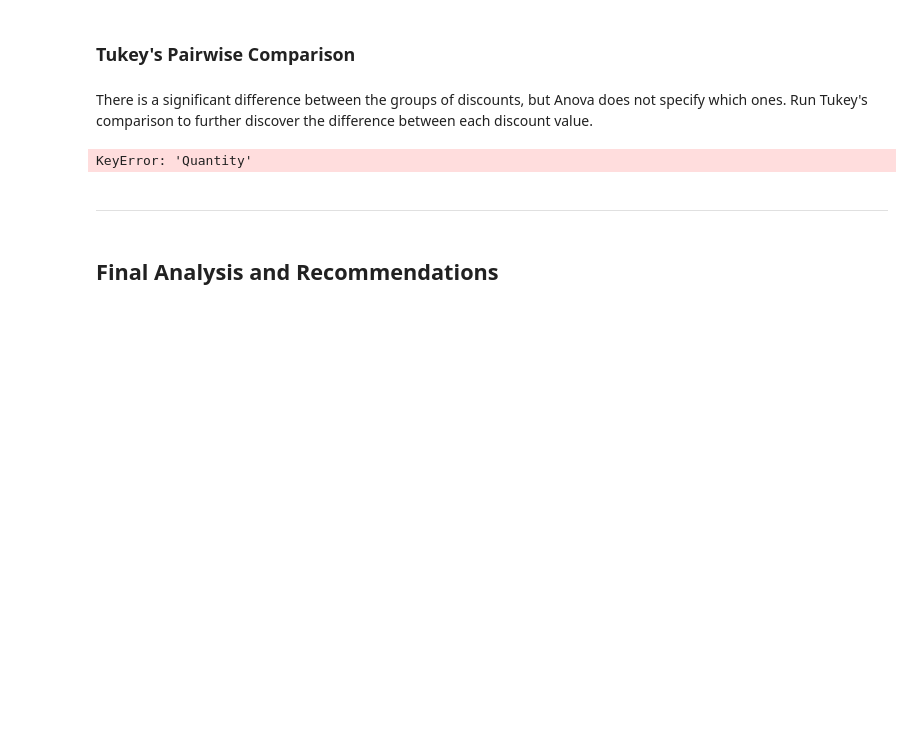
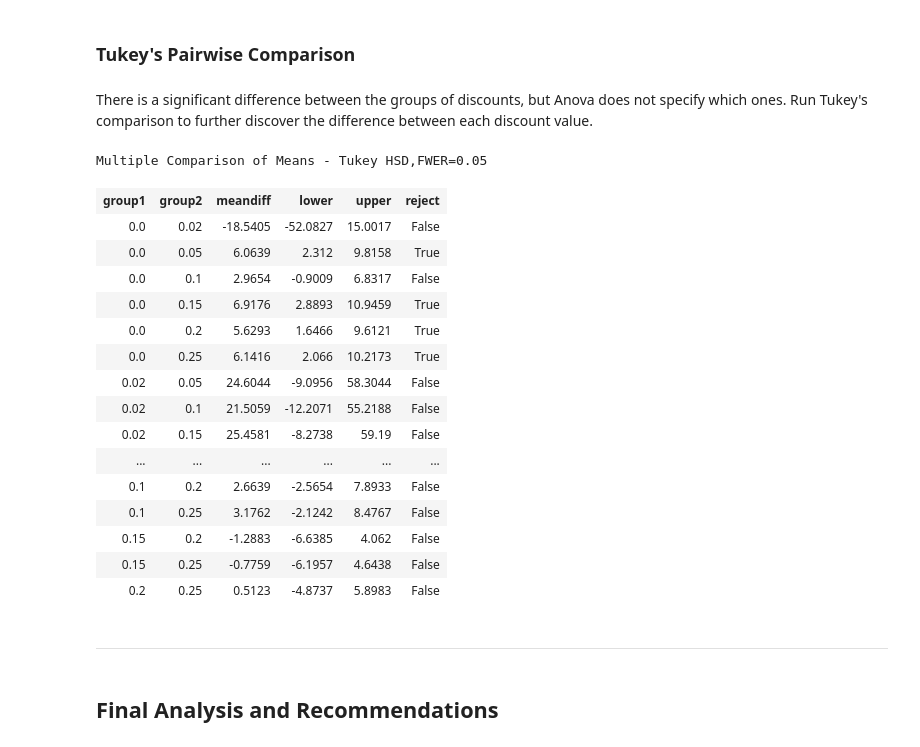
Before and after one commit to Sue-Mir/Module2_Project_Hypothesis_Testing, a Jupyter notebook: Student_Hypothesis_I.ipynb, the cells around one changed output. Drawn from its saved outputs; the diff is of its cells as text; code cells hidden in the pictures; blank space fills up the shorter version.

```diff
--- a/Student_Hypothesis_I.ipynb
+++ b/Student_Hypothesis_I.ipynb
@@ -566,10 +572,26 @@ Anova does not specify which ones.  Run Tukey's comparison to further discover t
 between each discount value.
 # %%
 from statsmodels.stats.multicomp import pairwise_tukeyhsd
-tukeys = pairwise_tukeyhsd(df_data["Quantity"], df_data["Discount"])
+tukeys = pairwise_tukeyhsd(df_data["data"], df_data["group"])
 tukeys.summary()
 # %% [output]
-KeyError: 'Quantity'
+Multiple Comparison of Means - Tukey HSD,FWER=0.05
+| group1 | group2 | meandiff | lower | upper | reject |
+| 0.0 | 0.02 | -18.5405 | -52.0827 | 15.0017 | False |
+| 0.0 | 0.05 | 6.0639 | 2.312 | 9.8158 | True |
+| 0.0 | 0.1 | 2.9654 | -0.9009 | 6.8317 | False |
+| 0.0 | 0.15 | 6.9176 | 2.8893 | 10.9459 | True |
+| 0.0 | 0.2 | 5.6293 | 1.6466 | 9.6121 | True |
+| 0.0 | 0.25 | 6.1416 | 2.066 | 10.2173 | True |
+| 0.02 | 0.05 | 24.6044 | -9.0956 | 58.3044 | False |
+| 0.02 | 0.1 | 21.5059 | -12.2071 | 55.2188 | False |
+| 0.02 | 0.15 | 25.4581 | -8.2738 | 59.19 | False |
+| ... | ... | ... | ... | ... | ... |
+| 0.1 | 0.2 | 2.6639 | -2.5654 | 7.8933 | False |
+| 0.1 | 0.25 | 3.1762 | -2.1242 | 8.4767 | False |
+| 0.15 | 0.2 | -1.2883 | -6.6385 | 4.062 | False |
+| 0.15 | 0.25 | -0.7759 | -6.1957 | 4.6438 | False |
+| 0.2 | 0.25 | 0.5123 | -4.8737 | 5.8983 | False |
 # %% [markdown]
 ********************************
 # %% [markdown]
```
Also changed, not shown: parts of 1 cell of this notebook.
